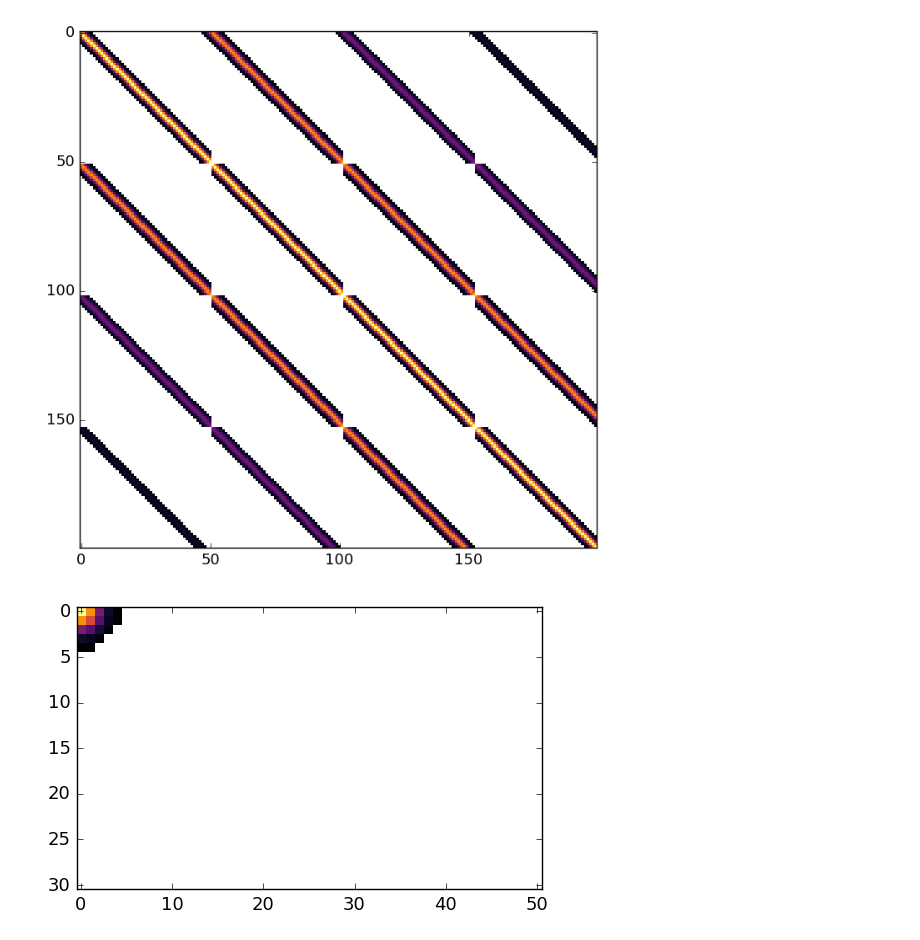
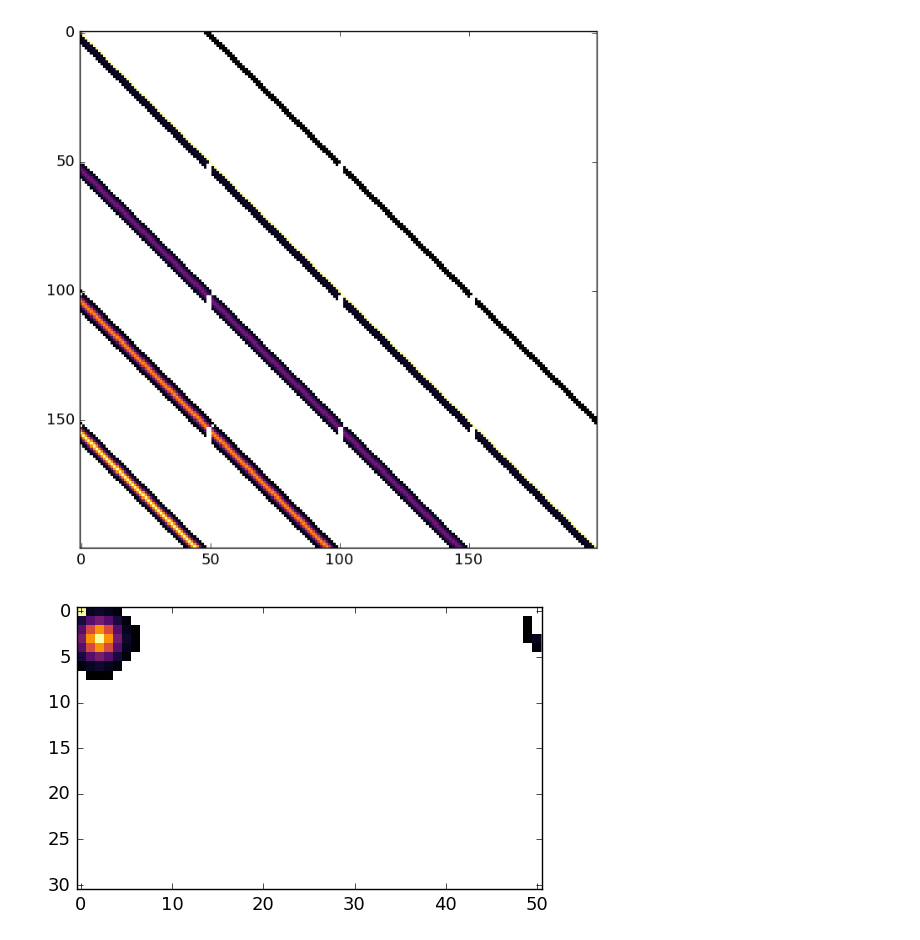
Before and after one commit to lsst/meas_deblender, a Jupyter notebook: examples/testPSF.ipynb, the cells around one changed output. Drawn from its saved outputs; the diff is of its cells as text; code cells hidden in the pictures.

Commit message:
Update testPSF.ipynb with asymmetric test

```diff
--- a/examples/testPSF.ipynb
+++ b/examples/testPSF.ipynb
@@ -149,6 +152,7 @@ X, Y = np.meshgrid(x, y)
 
 psf = gauss2d(X, Y, 0)
 psf[psf<1e-2] = 0
+psf[2,3] = 1
 display.maskPlot(psf, psf==0)
 print("max", np.max(psf))
 print("min", np.min(psf))
@@ -160,17 +164,23 @@ min 0.0
 # %%
 shape = (31, 51)
 size = shape[0]*shape[1]
 psfOp = proximal_nmf.createPsfOperator(psf, shape, threshold=1e-2)
 
 plt.figure(figsize=(8,8))
 display.maskPlot(psfOp.toarray()[:200,:200], hideAxes=False)
 plt.show()
 
 test = np.zeros(shape)
 test[0,0] = 1
 result = psfOp.dot(test.flatten())
 display.maskPlot(result.reshape(test.shape), hideAxes=False)
 plt.show()
+
+test = np.zeros(shape)
+test[10,10] = 1
+result = psfOp.dot(test.flatten())
+display.maskPlot(result.reshape(test.shape), hideAxes=False)
+plt.show()
 # %% [output]
-[figure, old version]
+[figure, new version]
-[figure, old version]
+[figure, new version]
```
Also changed, not shown: parts of 4 cells of this notebook.
